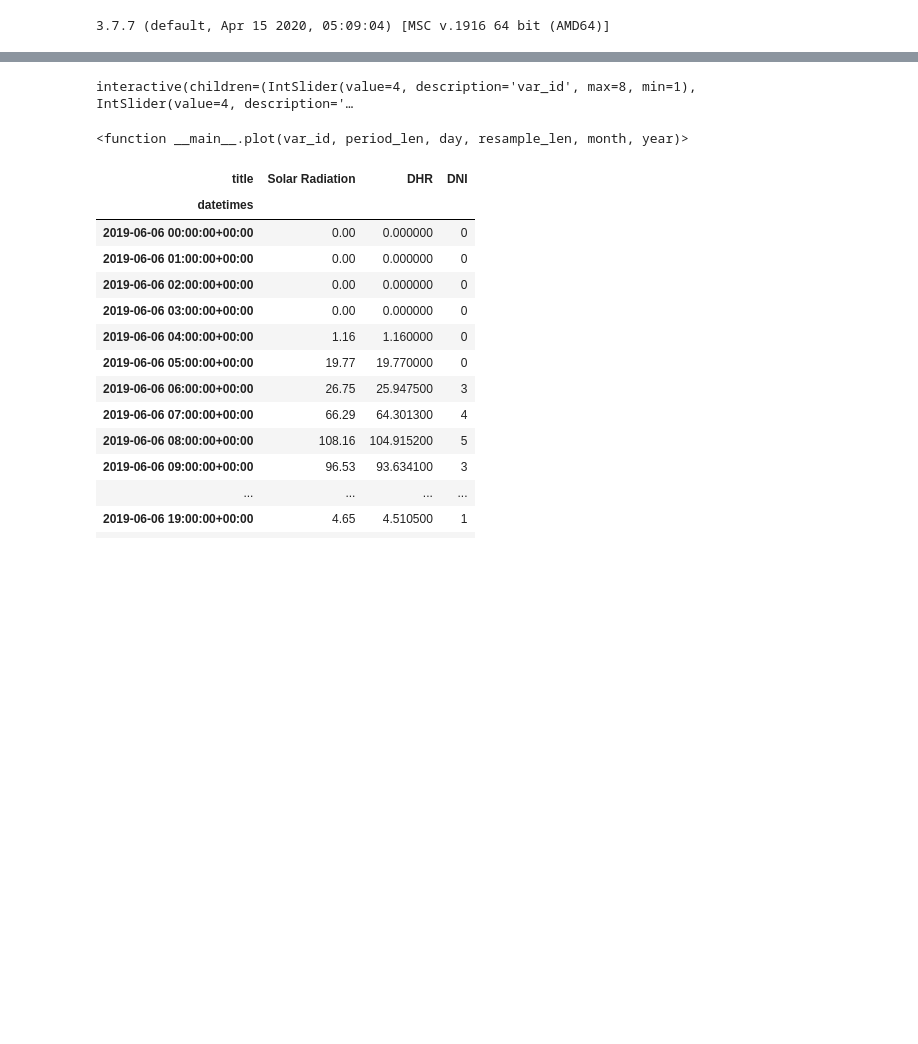
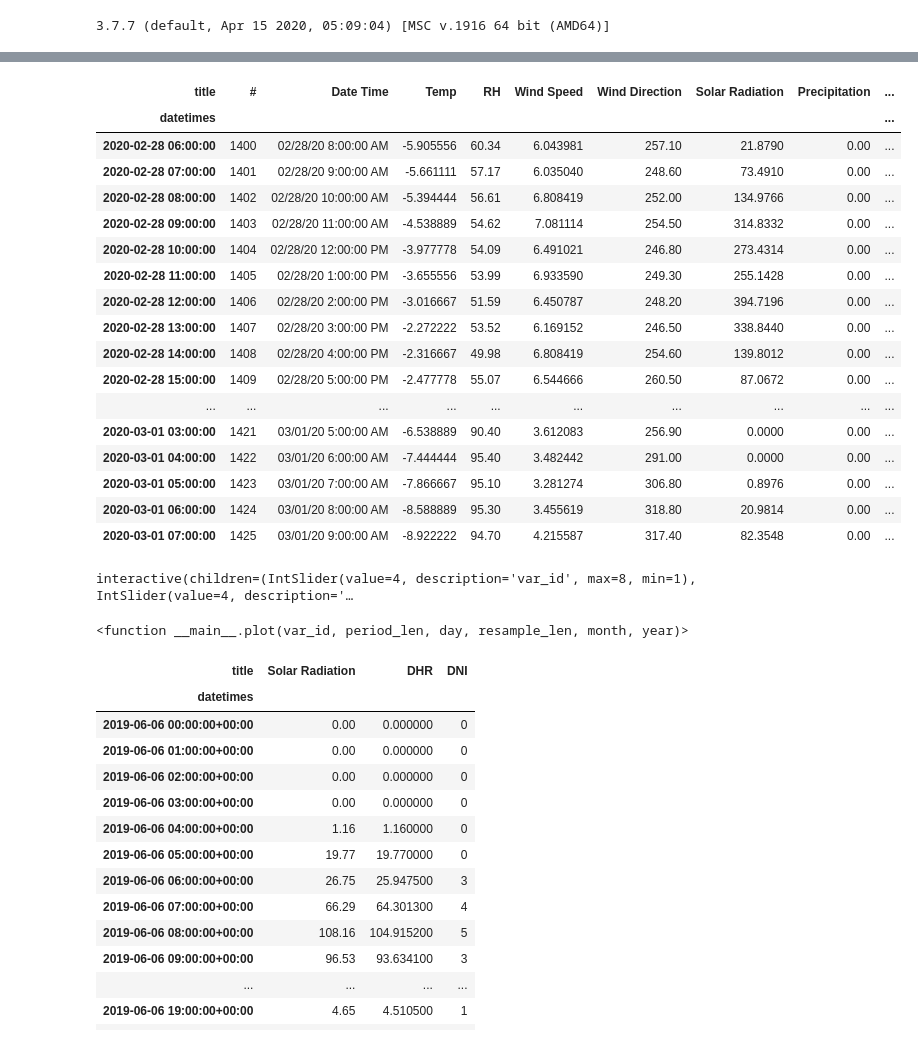
Before and after one commit to kastnerp/CampusMicroclimateAndWeather, a Jupyter notebook: ReadPlot.ipynb, the cells around one changed output, grey strips where cells are left out. Cells and saved outputs as stored; diff of their text form; code cells hidden in the pictures; blank space fills up the shorter version.

```diff
--- a/ReadPlot.ipynb
+++ b/ReadPlot.ipynb
@@ -183,3 +224,24 @@ df1 has 0 missing observations.
+# %%
+df5.iloc[1400:1450,:]
+# %% [output]
+| title | # | Date Time | Temp | RH | Wind Speed | Wind Direction | Solar Radiation | Precipitation | ... |
+| datetimes |  |  |  |  |  |  |  |  | ... |
+| 2020-02-28 06:00:00 | 1400 | 02/28/20 8:00:00 AM | -5.905556 | 60.34 | 6.043981 | 257.10 | 21.8790 | 0.00 | ... |
+| 2020-02-28 07:00:00 | 1401 | 02/28/20 9:00:00 AM | -5.661111 | 57.17 | 6.035040 | 248.60 | 73.4910 | 0.00 | ... |
+| 2020-02-28 08:00:00 | 1402 | 02/28/20 10:00:00 AM | -5.394444 | 56.61 | 6.808419 | 252.00 | 134.9766 | 0.00 | ... |
+| 2020-02-28 09:00:00 | 1403 | 02/28/20 11:00:00 AM | -4.538889 | 54.62 | 7.081114 | 254.50 | 314.8332 | 0.00 | ... |
+| 2020-02-28 10:00:00 | 1404 | 02/28/20 12:00:00 PM | -3.977778 | 54.09 | 6.491021 | 246.80 | 273.4314 | 0.00 | ... |
+| 2020-02-28 11:00:00 | 1405 | 02/28/20 1:00:00 PM | -3.655556 | 53.99 | 6.933590 | 249.30 | 255.1428 | 0.00 | ... |
+| 2020-02-28 12:00:00 | 1406 | 02/28/20 2:00:00 PM | -3.016667 | 51.59 | 6.450787 | 248.20 | 394.7196 | 0.00 | ... |
+| 2020-02-28 13:00:00 | 1407 | 02/28/20 3:00:00 PM | -2.272222 | 53.52 | 6.169152 | 246.50 | 338.8440 | 0.00 | ... |
+| 2020-02-28 14:00:00 | 1408 | 02/28/20 4:00:00 PM | -2.316667 | 49.98 | 6.808419 | 254.60 | 139.8012 | 0.00 | ... |
+| 2020-02-28 15:00:00 | 1409 | 02/28/20 5:00:00 PM | -2.477778 | 55.07 | 6.544666 | 260.50 | 87.0672 | 0.00 | ... |
+| ... | ... | ... | ... | ... | ... | ... | ... | ... | ... |
+| 2020-03-01 03:00:00 | 1421 | 03/01/20 5:00:00 AM | -6.538889 | 90.40 | 3.612083 | 256.90 | 0.0000 | 0.00 | ... |
+| 2020-03-01 04:00:00 | 1422 | 03/01/20 6:00:00 AM | -7.444444 | 95.40 | 3.482442 | 291.00 | 0.0000 | 0.00 | ... |
+| 2020-03-01 05:00:00 | 1423 | 03/01/20 7:00:00 AM | -7.866667 | 95.10 | 3.281274 | 306.80 | 0.8976 | 0.00 | ... |
+| 2020-03-01 06:00:00 | 1424 | 03/01/20 8:00:00 AM | -8.588889 | 95.30 | 3.455619 | 318.80 | 20.9814 | 0.00 | ... |
+| 2020-03-01 07:00:00 | 1425 | 03/01/20 9:00:00 AM | -8.922222 | 94.70 | 4.215587 | 317.40 | 82.3548 | 0.00 | ... |
 # %%
 # Fix S5 messed up Format
 #S5 = pd.read_csv("DL5_Game_Farm_Road_2020.csv")
```
Also changed, not shown: parts of 5 cells of this notebook, 3 other files.
